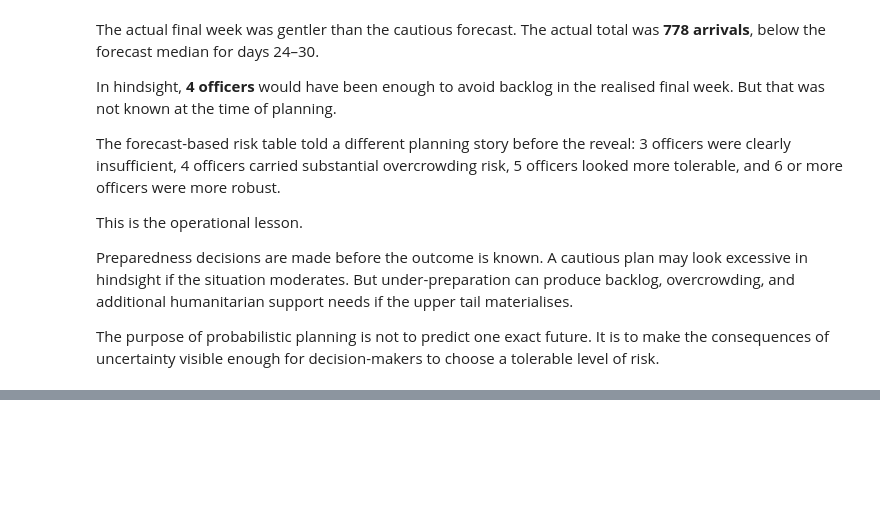
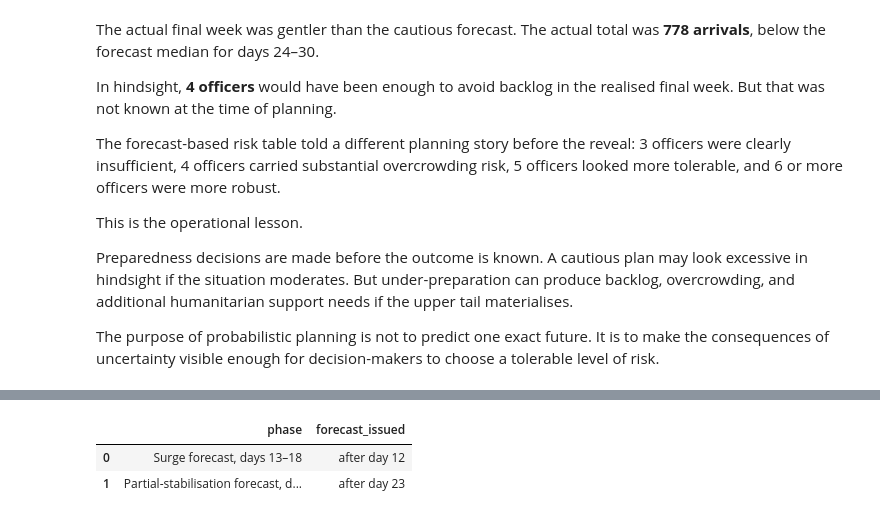
Before and after one commit to kcsongor011/humanitarian_decision_toolkit, a Jupyter notebook: notebooks/forecasting/arrival_dynamics_1_short_term_border_arrivals.ipynb, the cells around one changed output, grey strips where cells are left out. Saved outputs shown, nothing was run; the diff lists cells and outputs as text; code cells hidden in the pictures; blank space fills up the shorter version.

```diff
--- a/notebooks/forecasting/arrival_dynamics_1_short_term_border_arrivals.ipynb
+++ b/notebooks/forecasting/arrival_dynamics_1_short_term_border_arrivals.ipynb
@@ -1470,0 +1495,19 @@ The purpose of probabilistic planning is not to predict one exact future. It is
+# %%
+prospective_comparison_explanation = pd.DataFrame(
+    {
+        "phase": [
+            "Surge forecast, days 13–18",
+            "Partial-stabilisation forecast, days 24–30",
+        ],
+        "forecast_issued": [
+            "after day 12",
+            "after day 23",
+        ],
+    }
+)
+
+prospective_comparison_explanation
+# %% [output]
+|  | phase | forecast_issued |
+| 0 | Surge forecast, days 13–18 | after day 12 |
+| 1 | Partial-stabilisation forecast, d... | after day 23 |
```
Also changed, not shown: parts of 6 cells of this notebook.
